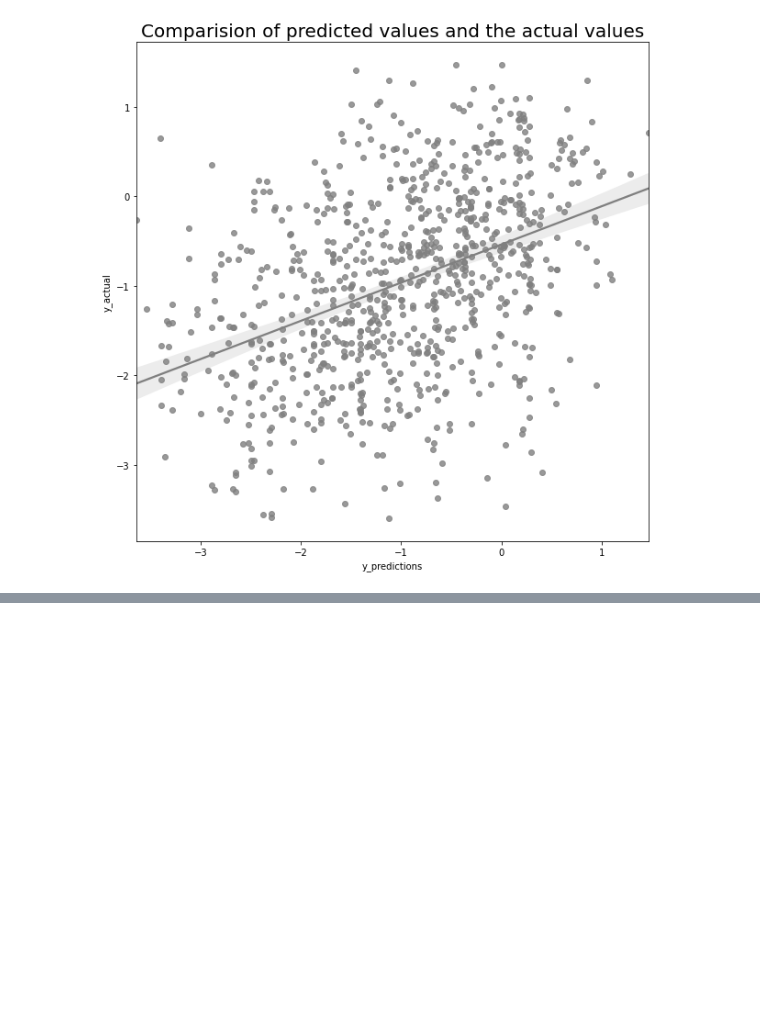
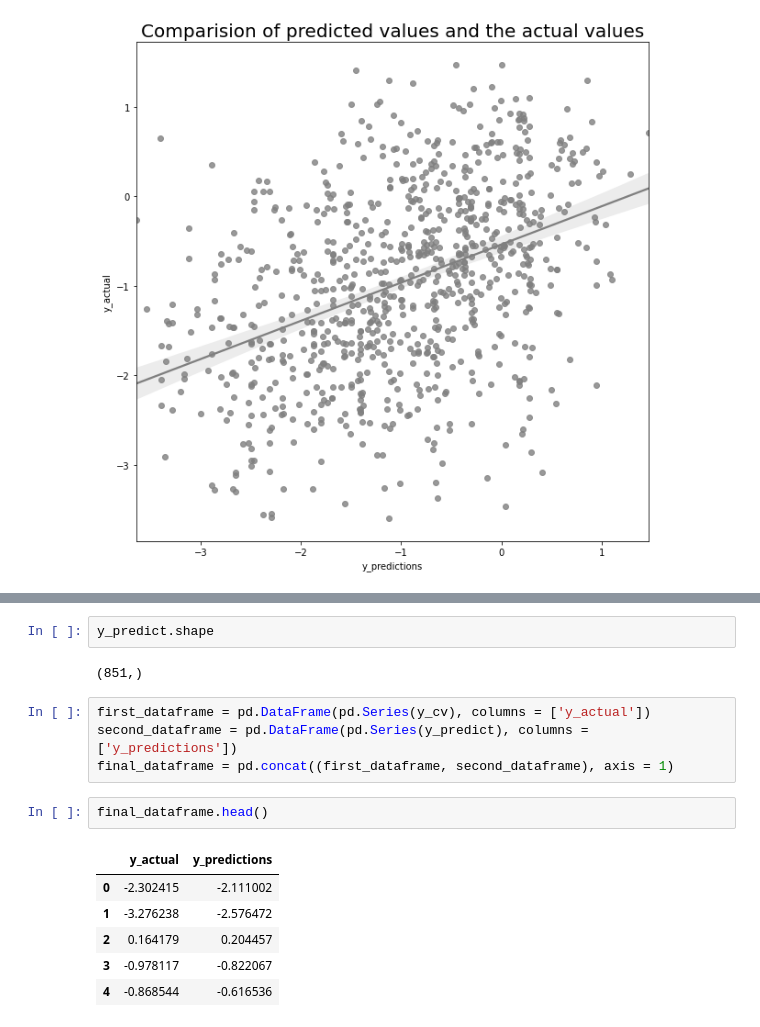
Before and after one commit to suhasmaddali/Predicting-Readability-of-Texts-Using-Machine-Learning, a Jupyter notebook: Final Notebook.ipynb, the cells around one changed output, grey strips where cells are left out. Saved outputs shown, nothing was run; the diff lists cells and outputs as text; blank space fills up the shorter version.

```diff
--- a/Final Notebook.ipynb
+++ b/Final Notebook.ipynb
@@ -1287,0 +1300,17 @@ regression_plot_function(final_dataframe, color = 'grey')
+# %%
+y_predict.shape
+# %% [output]
+(851,)
+# %%
+first_dataframe = pd.DataFrame(pd.Series(y_cv), columns = ['y_actual'])
+second_dataframe = pd.DataFrame(pd.Series(y_predict), columns = ['y_predictions'])
+final_dataframe = pd.concat((first_dataframe, second_dataframe), axis = 1)
+# %%
+final_dataframe.head()
+# %% [output]
+|  | y_actual | y_predictions |
+| 0 | -2.302415 | -2.111002 |
+| 1 | -3.276238 | -2.576472 |
+| 2 | 0.164179 | 0.204457 |
+| 3 | -0.978117 | -0.822067 |
+| 4 | -0.868544 | -0.616536 |
```
Also changed, not shown: parts of 4 cells of this notebook.
